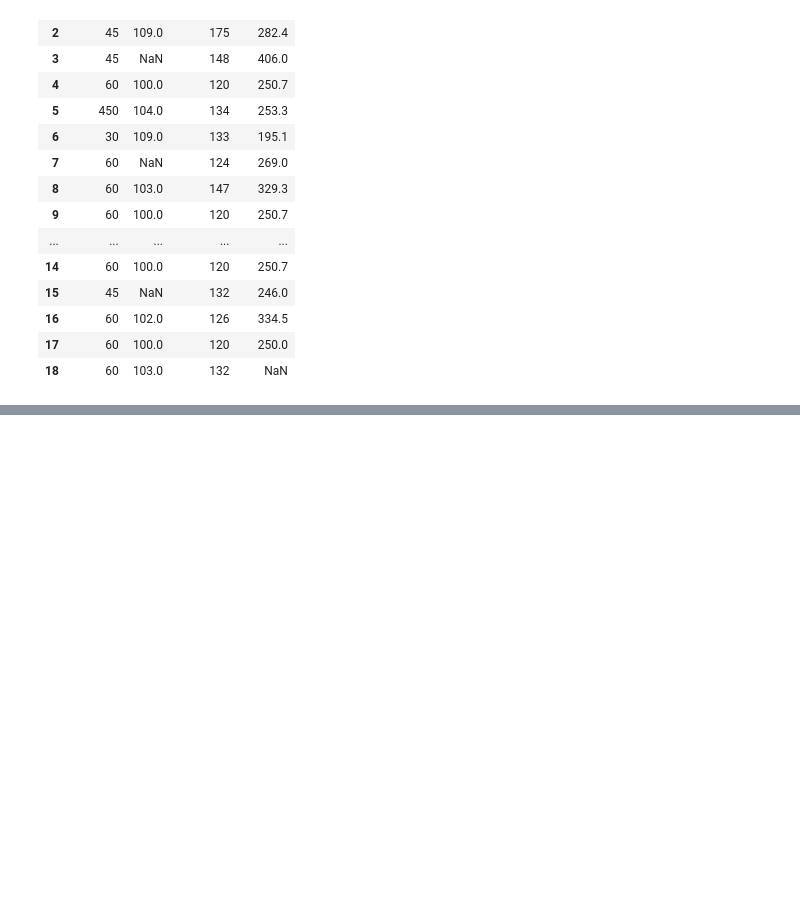
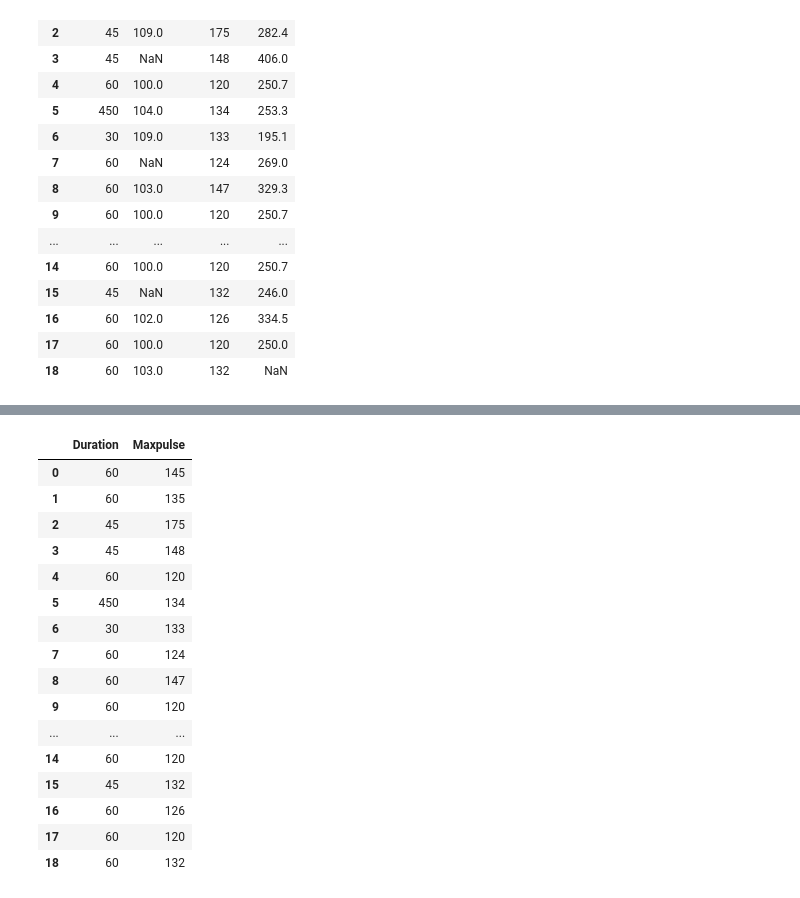
Before and after one commit to AnYeHyeon/DataScience2023, a Jupyter notebook: DataScience_Week1.ipynb, the cells around one changed output, grey strips where cells are left out. Drawn from its saved outputs; the diff is of its cells as text; code cells hidden in the pictures; blank space fills up the shorter version.

```diff
--- a/DataScience_Week1.ipynb
+++ b/DataScience_Week1.ipynb
@@ -258,0 +286,21 @@ df
+# %%
+df3 = df.dropna(axis=1)
+df3
+# %% [output]
+|  | Duration | Maxpulse |
+| 0 | 60 | 145 |
+| 1 | 60 | 135 |
+| 2 | 45 | 175 |
+| 3 | 45 | 148 |
+| 4 | 60 | 120 |
+| 5 | 450 | 134 |
+| 6 | 30 | 133 |
+| 7 | 60 | 124 |
+| 8 | 60 | 147 |
+| 9 | 60 | 120 |
+| ... | ... | ... |
+| 14 | 60 | 120 |
+| 15 | 45 | 132 |
+| 16 | 60 | 126 |
+| 17 | 60 | 120 |
+| 18 | 60 | 132 |
```
Also changed, not shown: parts of 9 cells of this notebook.
